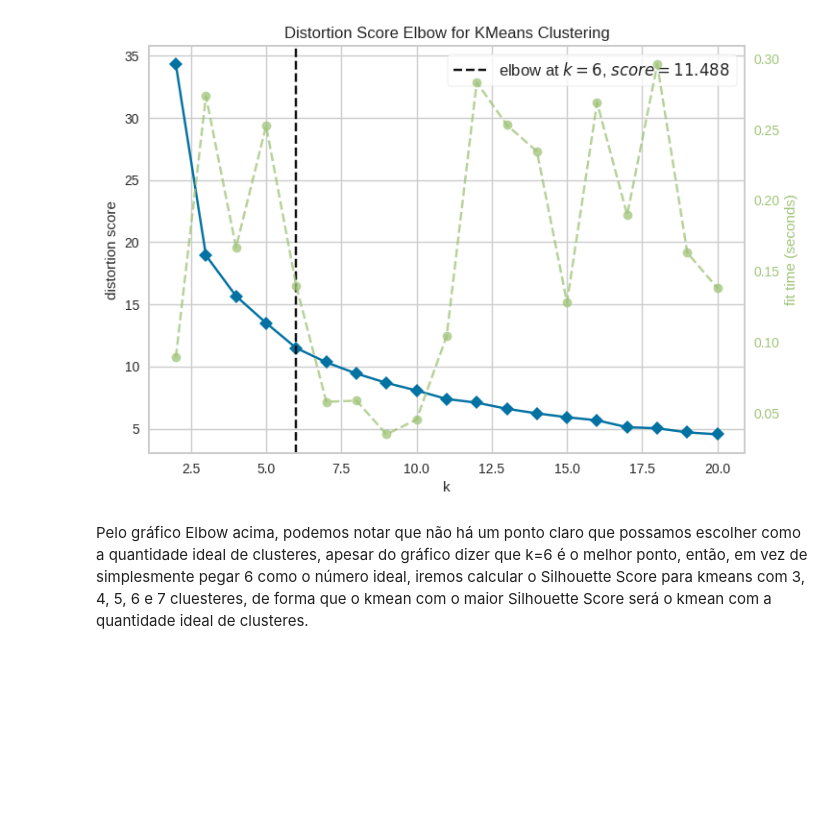
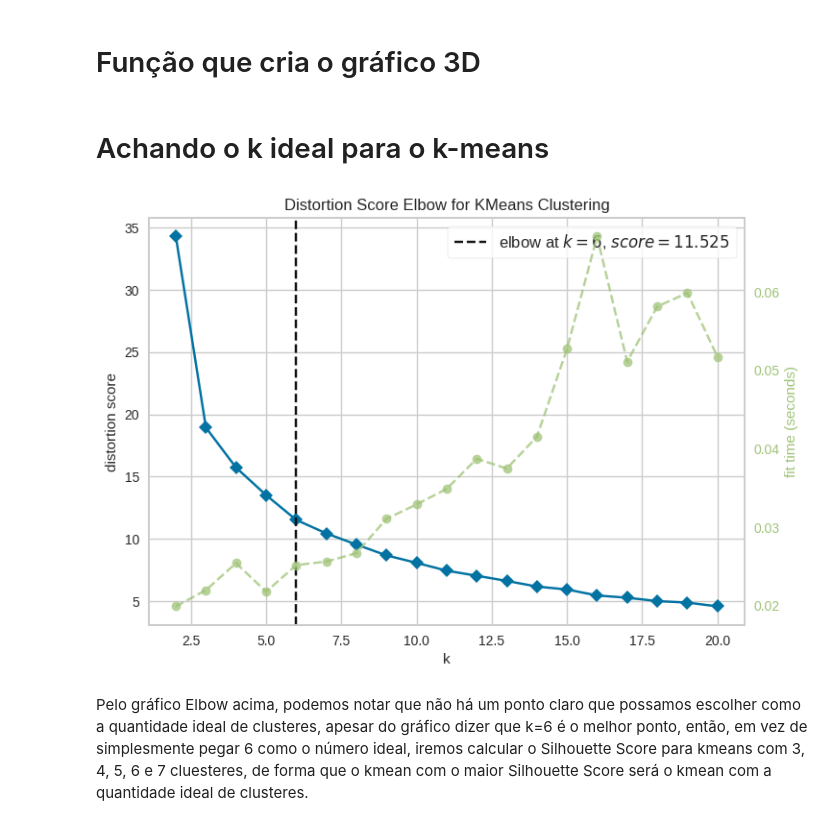
Before and after one commit to GuilhermeMaciel75/Projeto_Clustering, a Jupyter notebook: K_Means.ipynb, the cells around one changed output. Drawn from its saved outputs; the diff is of its cells as text; code cells hidden in the pictures; blank space fills up the shorter version.

```diff
--- a/K_Means.ipynb
+++ b/K_Means.ipynb
@@ -15,7 +19,6 @@ from mpl_toolkits.mplot3d import Axes3D
 def normalizae():
     url = "https://archive.ics.uci.edu/ml/machine-learning-databases/wine/wine.data"
     df = pd.read_csv(url, header=None)
-    target = df[0]
 
     # Convertendo o dataframe e um NumpyArray
     df = df.drop(columns=[0])
@@ -31,4 +34,4 @@ def normalizae():
     X_pca = pca.fit_transform(X)
 
     # Retornando o DataFrame que sera usado no kmeans e os labels corretos (para comparar depois)
-    return pd.DataFrame(X_pca)
+    return pd.DataFrame(X_pca), pd.DataFrame(X)
@@ -50,7 +65,2 @@ def silhouette(dataset, min, max):
-# %%
-min = 2
-max = 21
-dataset = normalizae()
-elbow_method(dataset, min, max)
-# %% [output]
-[figure, removed]
+# %% [markdown]
+# Função que cria o gráfico 3D
@@ -56,0 +80,2 @@ elbow_method(dataset, min, max)
+# %% [markdown]
+# Achando o k ideal para o k-means
@@ -57,3 +87,7 @@ elbow_method(dataset, min, max)
+# %%
+elbow_method(dataset_PCA, k_min, k_max)
+# %% [output]
+[figure, added]
 # %% [markdown]
 Pelo gráfico Elbow acima, podemos notar que não há um ponto claro que possamos escolher como a quantidade ideal de clusteres, apesar do gráfico dizer que k=6 é o melhor ponto, então, em vez de simplesmente pegar 6 como o número ideal, iremos calcular o Silhouette Score para kmeans com 3, 4, 5, 6 e 7 cluesteres, de forma que o kmean com o maior Silhouette Score será o kmean com a quantidade ideal de clusteres.
 # %%
```
Also changed, not shown: parts of 14 cells of this notebook.
